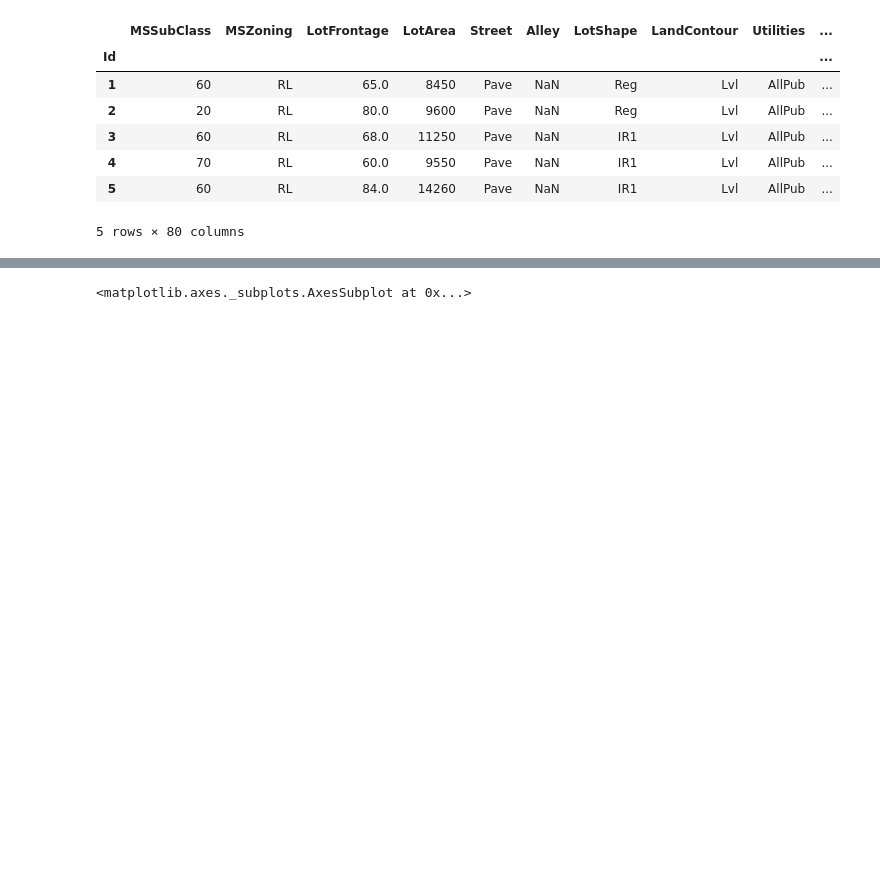
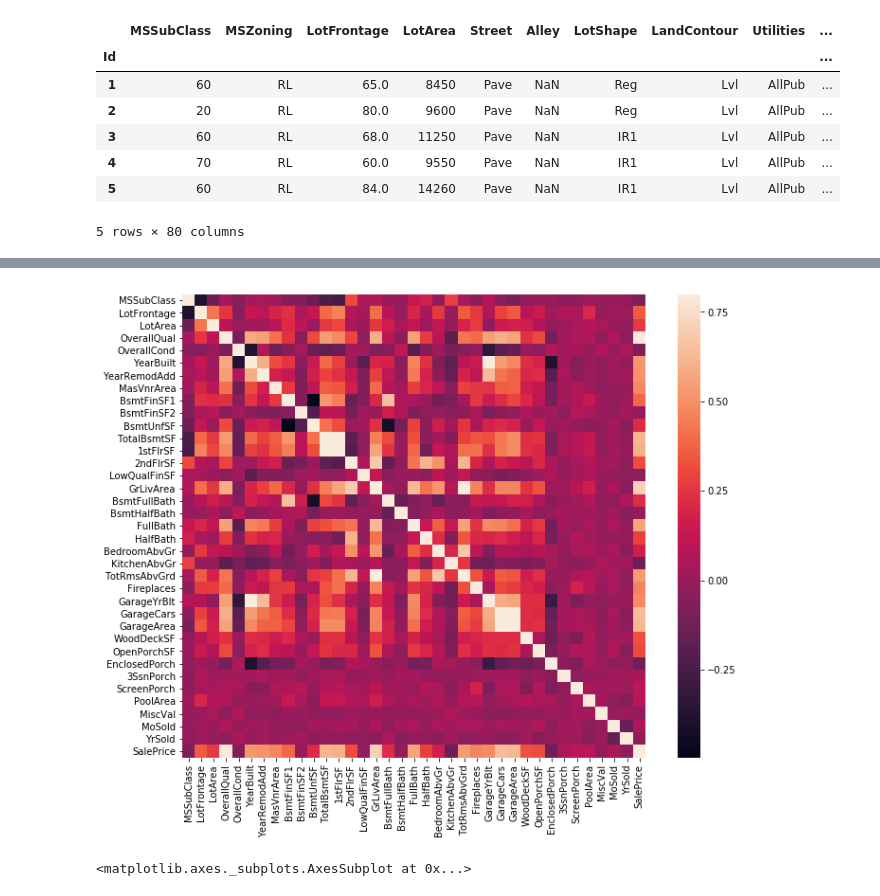
Before and after one commit to catherinezhou1/GSTEM, a Jupyter notebook: my-notebook/Housing Prices Regression.ipynb, the cells around one changed output, grey strips where cells are left out. Saved outputs shown, nothing was run; the diff lists cells and outputs as text; code cells hidden in the pictures; blank space fills up the shorter version.

```diff
--- a/my-notebook/Housing Prices Regression.ipynb
+++ b/my-notebook/Housing Prices Regression.ipynb
@@ -27,3 +65,14 @@ data.head()
+# %%
+# Correlation matrix
+
+corrmat = data.corr()
+f, ax = plt.subplots(figsize=(12, 9))
+sns.heatmap(corrmat, vmax=.8, square=True);
+
+# You can tell that the correlation between the variables
+# TotalBsmtSF and 1stFlrSf are strong
+# %% [output]
+[figure, added]
 # %%
 %matplotlib inline
 data.plot(x = "1stFlrSF", y = "SalePrice", kind = 'scatter')
```
Also changed, not shown: parts of 10 cells of this notebook.
